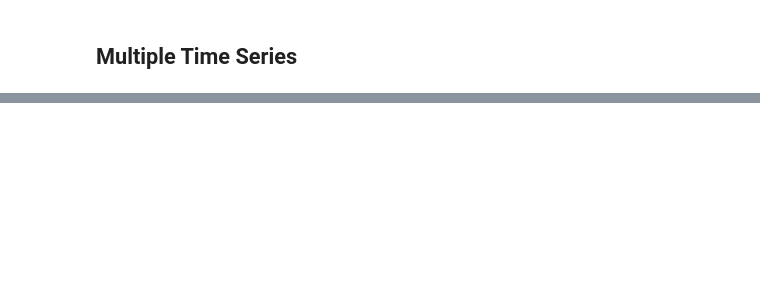
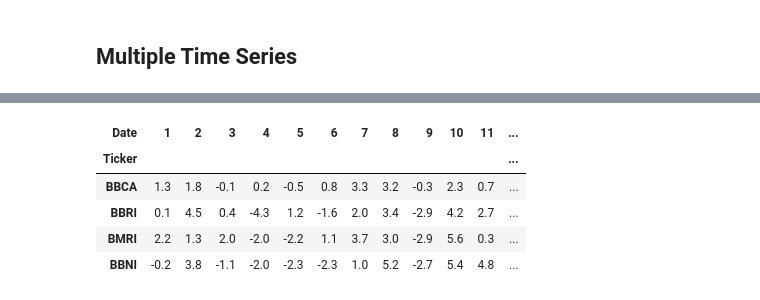
Before and after one commit to aprilianza/Midterm_DataVisualization, a Jupyter notebook: kerja/C_multi_seasonal.ipynb, the cells around one changed output, grey strips where cells are left out. Saved outputs shown, nothing was run; the diff lists cells and outputs as text; code cells hidden in the pictures; blank space fills up the shorter version.

```diff
--- a/kerja/C_multi_seasonal.ipynb
+++ b/kerja/C_multi_seasonal.ipynb
@@ -85,0 +141,19 @@ print('Hari libur dibuang  :', len(HARI_DIBUANG))
+# %%
+from matplotlib.colors import LinearSegmentedColormap, TwoSlopeNorm
+
+# return bulanan (%): harga akhir bulan dibanding akhir bulan sebelumnya
+c_return = adj_wide.resample('ME').last().pct_change() * 100
+# Des 2014 tidak punya bulan pembanding, Des 2024 hanya berisi 2 hari bursa
+c_return = c_return.loc['2015-01':'2024-11']
+
+# baris = bank, kolom = bulan kalender
+c_bulan = c_return.index.month
+c_rata = c_return.groupby(c_bulan).mean().T
+c_rata.round(1)
+# %% [output]
+| Date | 1 | 2 | 3 | 4 | 5 | 6 | 7 | 8 | 9 | 10 | 11 | ... |
+| Ticker |  |  |  |  |  |  |  |  |  |  |  | ... |
+| BBCA | 1.3 | 1.8 | -0.1 | 0.2 | -0.5 | 0.8 | 3.3 | 3.2 | -0.3 | 2.3 | 0.7 | ... |
+| BBRI | 0.1 | 4.5 | 0.4 | -4.3 | 1.2 | -1.6 | 2.0 | 3.4 | -2.9 | 4.2 | 2.7 | ... |
+| BMRI | 2.2 | 1.3 | 2.0 | -2.0 | -2.2 | 1.1 | 3.7 | 3.0 | -2.9 | 5.6 | 0.3 | ... |
+| BBNI | -0.2 | 3.8 | -1.1 | -2.0 | -2.3 | -2.3 | 1.0 | 5.2 | -2.7 | 5.4 | 4.8 | ... |
```
Also changed, not shown: parts of 9 cells of this notebook, 2 other files.
